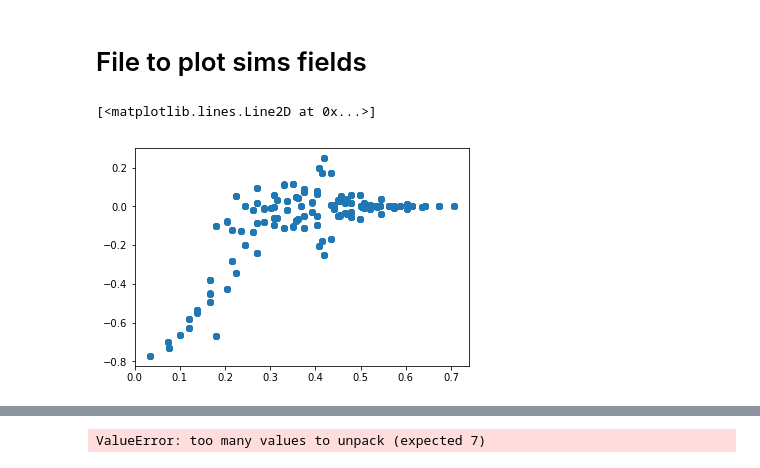
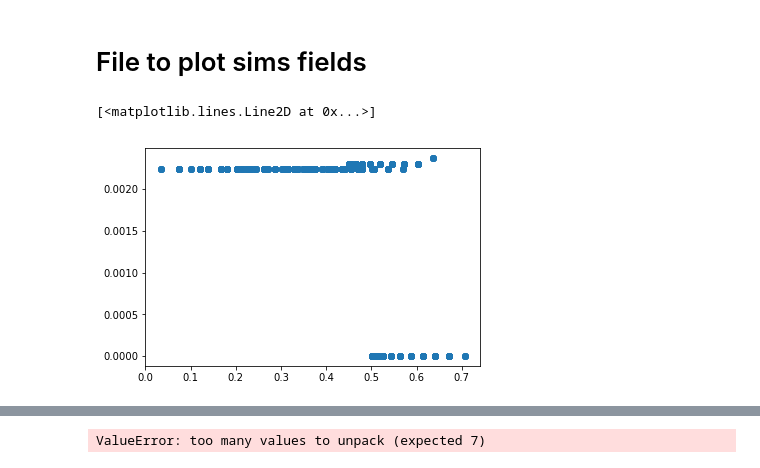
Before and after one commit to ddcampayo/WaaG, a Jupyter notebook: Plot_fields.ipynb, the cells around one changed output, grey strips where cells are left out. Saved outputs shown, nothing was run; the diff lists cells and outputs as text; code cells hidden in the pictures.

```diff
--- a/Plot_fields.ipynb
+++ b/Plot_fields.ipynb
@@ -57,9 +57,9 @@ dir = 'rev'
 
 x, y , r, p, u , vol , I , w=  read_fields( dir , '6')
 # %%
-x1, y1 , r1, p1, u1 , vol , I, w1 =  read_fields( dir , '1')
+x1, y1 , r1, p1, u1 , vol1 , I1 , w1 =  read_fields( dir , '1')
 # %%
-plt.plot( r1, p1 , 'o'  ) #  , r , press_G( r ), 'x')
+plt.plot( r, vol , 'o'  ) #  , r , press_G( r ), 'x')
 # %% [output]
 [<matplotlib.lines.Line2D at 0x...>]
-[figure, old version]
+[figure, new version]
```
Also changed, not shown: parts of 2 cells of this notebook, 5 other files.
